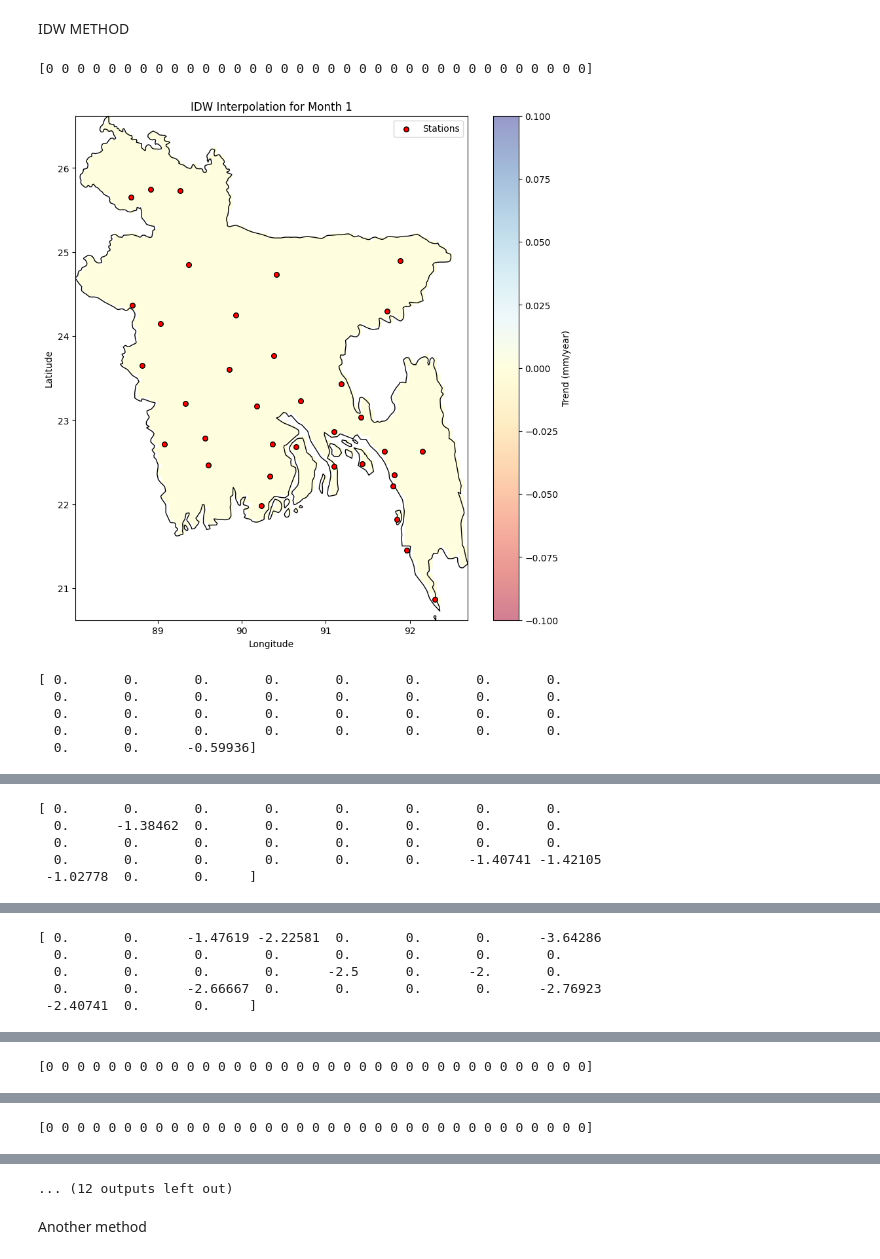
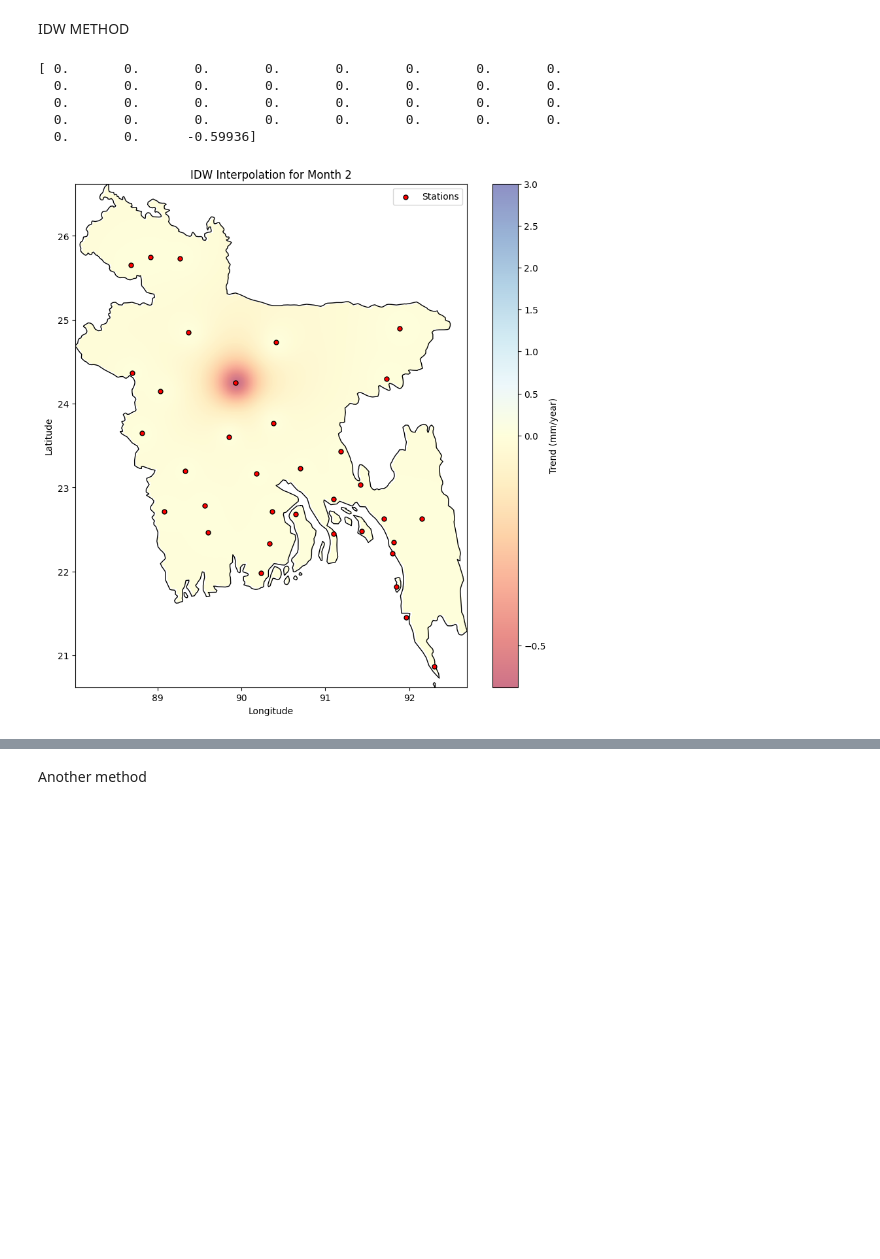
Before and after one commit to trewto/Rainfall-Trends-in-Bangladesh-Analysis, a Jupyter notebook: code/idb.ipynb, the cells around one changed output, grey strips where cells are left out. Drawn from its saved outputs; the diff is of its cells as text; code cells hidden in the pictures; blank space fills up the shorter version.

```diff
--- a/code/idb.ipynb
+++ b/code/idb.ipynb
@@ -22,7 +22,7 @@ y = df['latitude'].values
 IDW METHOD
 # %%
 # Loop through each month
-for p in range(1, 13):  # For months 1 to 12
+for p in range(2, 3):  # For months 1 to 12
     month_name = str(p)
     z = df[month_name].values  # Replace with the correct column for data
 
@@ -36,7 +36,7 @@ for p in range(1, 13):  # For months 1 to 12
 
     # Grid resolution
     horizontal_distance = krig_bounds_xmax - krig_bounds_xmin
-    horizontal_resolution = 100  # Higher = more time/memory
+    horizontal_resolution = 300  # Higher = more time/memory
     use_resolution = horizontal_distance / horizontal_resolution
 
     gridx = np.arange(krig_bounds_xmin, krig_bounds_xmax, use_resolution)
@@ -68,39 +68,40 @@ for p in range(1, 13):  # For months 1 to 12
 
     # Adjust vmin and vmax if needed
     if vmin >= 0:
         vmin = -0.1  # Ensure vmin is less than 0 for proper divergence
+        vmin = -3  # Ensure vmin is less than 0 for proper divergence
     if vmax <= 0:
         vmax = 0.1  # Ensure vmax is greater than 0 for proper divergence
+        vmax =3  # Ensure vmax is greater than 0 for proper divergence
 
     # Create the TwoSlopeNorm
     norm = TwoSlopeNorm(vmin=vmin, vcenter=0, vmax=vmax)
 
     # Plot the results
     fig, ax = plt.subplots(figsize=(10, 10))
     bd_gdf.plot(ax=ax, color='none', edgecolor='black', linewidth=1)
 
     im = ax.imshow(
         z_interp_masked,
         extent=[krig_bounds_xmin, krig_bounds_xmax, krig_bounds_ymin, krig_bounds_ymax],
         origin='lower',
         cmap='RdYlBu',  # Diverging colormap (Red-Yellow-Blue)
         #alpha=0.7,
-        alpha=0.5,
+        alpha=0.55,
         norm=norm,  # Apply TwoSlopeNorm
     )
     plt.colorbar(im, ax=ax, label='Trend (mm/year)')
-    ax.scatter(x, y, c='red', s=30, edgecolor='black', label='Stations')
+    ax.scatter(x, y, c='red', s=25, edgecolor='black', label='Stations')
 
     ax.set_xlabel('Longitude')
     ax.set_ylabel('Latitude')
     ax.set_title(f'IDW Interpolation for Month {month_name}')
     ax.legend()
     plt.show()
 # %% [output]
-[0 0 0 0 0 0 0 0 0 0 0 0 0 0 0 0 0 0 0 0 0 0 0 0 0 0 0 0 0 0 0 0 0 0 0]
+[ 0.       0.       0.       0.       0.       0.       0.       0.
+  0.       0.       0.       0.       0.       0.       0.       0.
+  0.       0.       0.       0.       0.       0.       0.       0.
+  0.       0.       0.       0.       0.       0.       0.       0.
+  0.       0.      -0.59936]
-[figure, old version]
+[figure, new version]
-[ 0.       0.       0.       0.       0.       0.       0.       0.
-  0.       0.       0.       0.       0.       0.       0.       0.
-  0.       0.       0.       0.       0.       0.       0.       0.
-  0.       0.       0.       0.       0.       0.       0.       0.
-  0.       0.      -0.59936]
@@ -108,5 +107,0 @@ for p in range(1, 13):  # For months 1 to 12
-[ 0.       0.       0.       0.       0.       0.       0.       0.
-  0.      -1.38462  0.       0.       0.       0.       0.       0.
-  0.       0.       0.       0.       0.       0.       0.       0.
-  0.       0.       0.       0.       0.       0.      -1.40741 -1.42105
- -1.02778  0.       0.     ]
@@ -114,5 +107,0 @@ for p in range(1, 13):  # For months 1 to 12
-[ 0.       0.      -1.47619 -2.22581  0.       0.       0.      -3.64286
-  0.       0.       0.       0.       0.       0.       0.       0.
-  0.       0.       0.       0.      -2.5      0.      -2.       0.
-  0.       0.      -2.66667  0.       0.       0.       0.      -2.76923
- -2.40741  0.       0.     ]
@@ -120 +107,0 @@ for p in range(1, 13):  # For months 1 to 12
-[0 0 0 0 0 0 0 0 0 0 0 0 0 0 0 0 0 0 0 0 0 0 0 0 0 0 0 0 0 0 0 0 0 0 0]
@@ -122 +107,0 @@ for p in range(1, 13):  # For months 1 to 12
-[0 0 0 0 0 0 0 0 0 0 0 0 0 0 0 0 0 0 0 0 0 0 0 0 0 0 0 0 0 0 0 0 0 0 0]
@@ -124,4 +108,3 @@ for p in range(1, 13):  # For months 1 to 12
-... (12 outputs left out)
 # %% [markdown]
 Another method
 # %%
```
Also changed, not shown: parts of 2 cells of this notebook, 2 other files.
